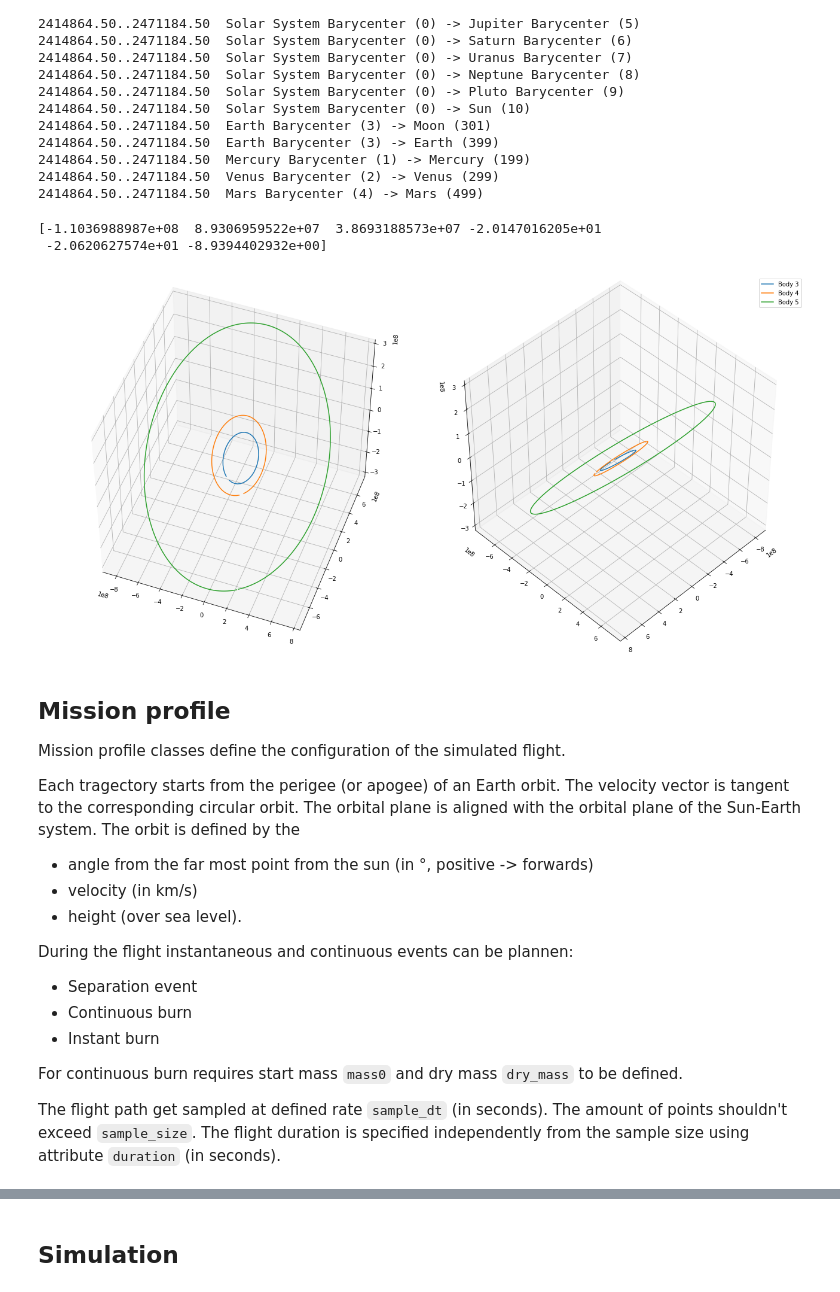
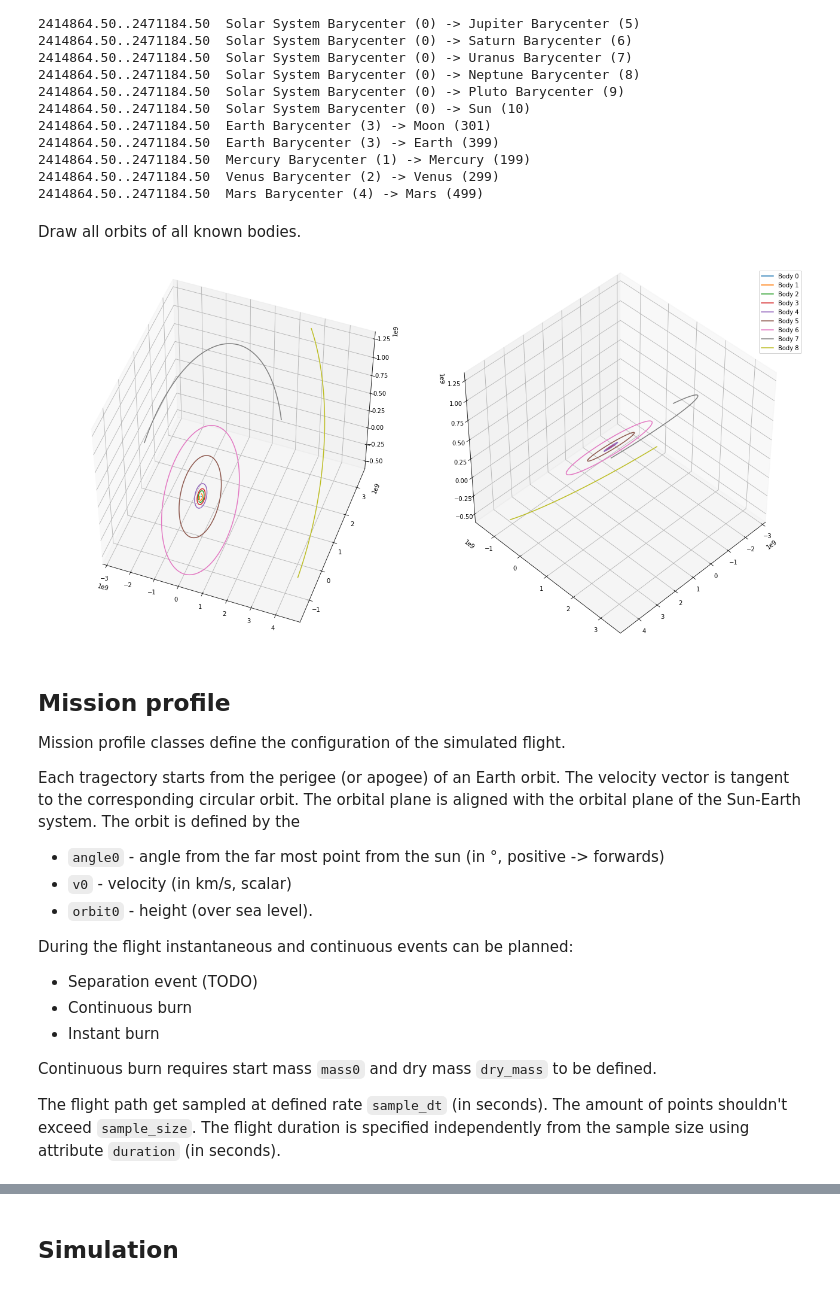
Before and after one commit to borisbrodski/py-interplanetary-simulator, a Jupyter notebook: StarKicker - cutting down on travel time to Mars/Calculate_mission_profile.ipynb, the cells around one changed output, grey strips where cells are left out. Saved outputs shown, nothing was run; the diff lists cells and outputs as text; code cells hidden in the pictures.

```diff
--- a/StarKicker - cutting down on travel time to Mars/Calculate_mission_profile.ipynb
+++ b/StarKicker - cutting down on travel time to Mars/Calculate_mission_profile.ipynb
@@ -139,15 +121,15 @@ R_EARTH=6378.0 # km at equator
 R_MARS=3396.2 # km at equator
 
 ORBITAL_PERIOD = {
-    SUN: 1,
+    SUN: 100,
     MERCURY: 88,
     VENUS: 225,
     EARTH: 366,
     MARS: 687,
     JUPITER: 4333,
     SATURN: 10759,
-    URANUS: 30688 ,
-    NEPTUNE: 60182,
+    URANUS: 10759,  # 30688  - no more data available
+    NEPTUNE: 10759, # 60182  - no more data available
 }
 
 # StarShip data
@@ -279,15 +257,17 @@ def get_body_xyz(body, julian_datetime):
 #print(get_body_xyz(MARS, 2457061.5))
 # %%
 def get_body_r_v(body, julian_datetime):
+    """Get body possition and velocity as (x, y, z, vx, vy, vz) vector.
+        Position in km, velocity in km/s
+    """
     position, velocity = kernel[0,KERNEL_ID[body]].compute_and_differentiate(julian_datetime)
     return np.concatenate([position,velocity / 86400.0])
-
-print(get_body_r_v(EARTH, 2457061.5))
-# %% [output]
-[-1.1036988987e+08  8.9306959522e+07  3.8693188573e+07 -2.0147016205e+01
- -2.0620627574e+01 -8.9394402932e+00]
 # %%
 def get_orbits(start_date, planets = PLANETS, resolution_in_days = 10):
+    """Get orbit my sampling body positions.
+
+        Returns: dict - BODY -> [(length, 3)]}
+    """
     orbits = {}
     for planet in planets:
         length = ORBITAL_PERIOD[planet] // resolution_in_days
@@ -352,12 +332,14 @@ def draw_orbits(*orbits_args, focus_point=None, focus_distance=None, interactive
 #    plt.plot(mars_xs, mars_zs)
 #    plt.plot(earth_xs, earth_zs)
 #    plt.show()
+# %% [markdown]
+Draw all orbits of all known bodies.
 # %%
-orbits = get_orbits(datetime.datetime(2020, 6, 1))
+orbits = get_orbits(datetime.datetime(2020, 6, 1), planets=ALL_BODIES)
 draw_orbits(orbits)
 #draw_orbits(orbits, focus_point=orbits[EARTH][0], focus_distance=100000000)
 # %% [output]
-[figure, old version]
+[figure, new version]
 # %% [markdown]
 ## Mission profile
 
@@ -365,16 +347,16 @@ Mission profile classes define the configuration of the simulated flight.
 
 Each tragectory starts from the perigee (or apogee) of an Earth orbit. The velocity vector is tangent to the corresponding circular orbit. The orbital plane is aligned with the orbital plane of the Sun-Earth system. The orbit is defined by the
 
-* angle from the far most point from the sun (in °, positive -> forwards)
-* velocity (in km/s)
-* height (over sea level).
+* `angle0` - angle from the far most point from the sun (in °, positive -> forwards)
+* `v0` - velocity (in km/s, scalar)
+* `orbit0` - height (over sea level).
 
-During the flight instantaneous and continuous events can be plannen:
+During the flight instantaneous and continuous events can be planned:
 
-* Separation event
+* Separation event (TODO)
 * Continuous burn
 * Instant burn
 
-For continuous burn requires start mass `mass0` and dry mass `dry_mass` to be defined.
+Continuous burn requires start mass `mass0` and dry mass `dry_mass` to be defined.
 
 The flight path get sampled at defined rate `sample_dt` (in seconds). The amount of points shouldn't exceed `sample_size`. The flight duration is specified independently from the sample size using attribute `duration` (in seconds).
```
Also changed, not shown: parts of 24 cells of this notebook.
